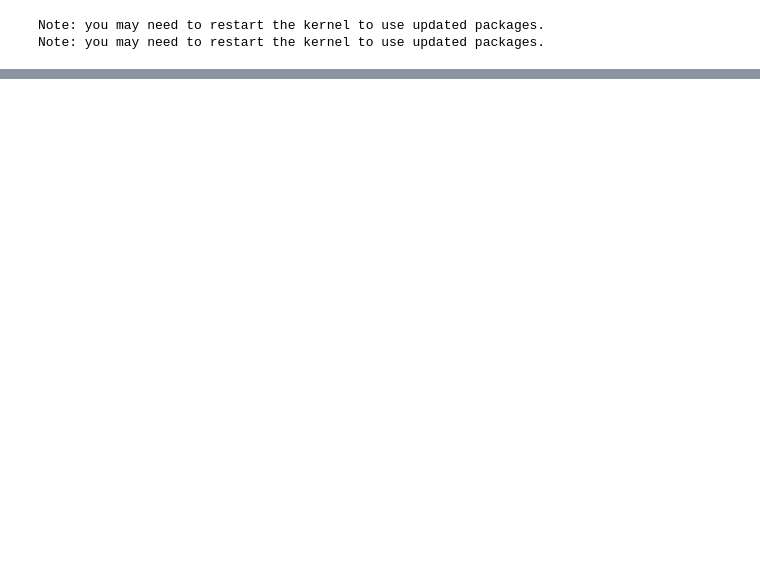
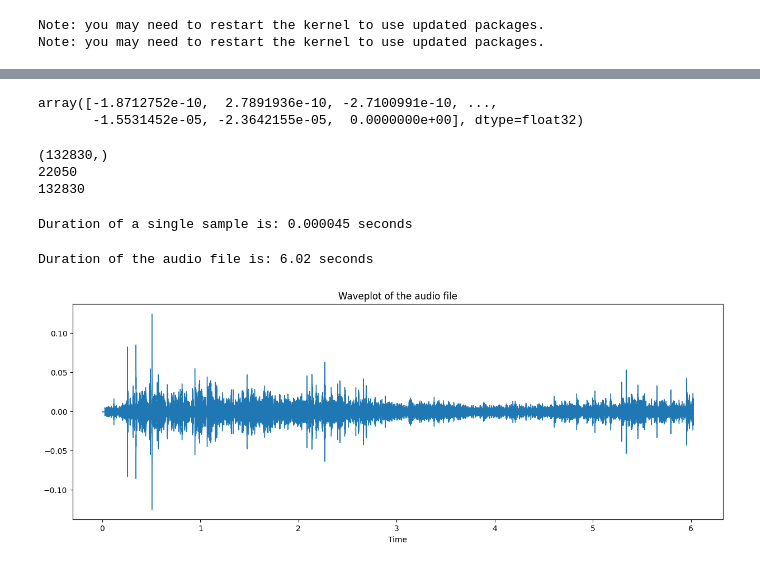
Before and after one commit to Sandeepkumaramgothu/ASE_practice, a Jupyter notebook: Extract_Amplitude.ipynb, the cells around one changed output, grey strips where cells are left out. Cells and saved outputs as stored; diff of their text form; code cells hidden in the pictures; blank space fills up the shorter version.

```diff
--- a/Extract_Amplitude.ipynb
+++ b/Extract_Amplitude.ipynb
@@ -17,0 +18,4 @@ import matplotlib.ticker as mplticker
+# %%
+#load Files
+debussy_file = r'C:\Users\sande\OneDrive\Documents\GitHub\ASE_practice\DataSet\sound-of-pouring-liquid-into-a-glass-hd-263175.mp3'
+ipd.Audio(debussy_file) # load a local WAV file
@@ -17,0 +24,33 @@ import matplotlib.ticker as mplticker
+# %%
+debussy, sr = librosa.load(debussy_file) # load a local WAV file
+debussy
+# %% [output]
+array([-1.8712752e-10,  2.7891936e-10, -2.7100991e-10, ...,
+       -1.5531452e-05, -2.3642155e-05,  0.0000000e+00], dtype=float32)
+# %%
+print(debussy.shape)
+print(sr)
+print(debussy.size)
+# %% [output]
+(132830,)
+22050
+132830
+# %%
+sample_duration = 1/sr
+print(f"Duration of a single sample is: {sample_duration:.6f} seconds")
+# %% [output]
+Duration of a single sample is: 0.000045 seconds
+# %%
+#Duration of the audio file in seconds
+duration = sample_duration*len(debussy)
+print(f"Duration of the audio file is: {duration:.2f} seconds")
+# %% [output]
+Duration of the audio file is: 6.02 seconds
+# %%
+#visualize the audio file
+plt.figure(figsize=(15, 5))
+librosa.display.waveshow(debussy, sr=sr)
+plt.title('Waveplot of the audio file')
+plt.show()
+# %% [output]
+[figure, added]
```
Also changed, not shown: parts of 11 cells of this notebook.
